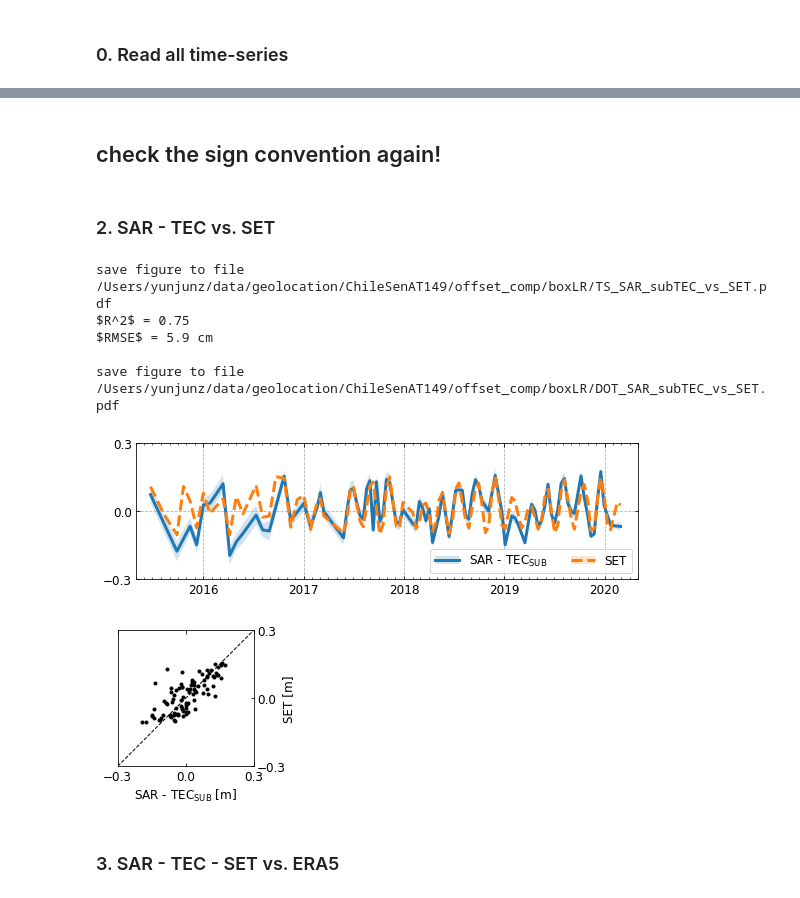
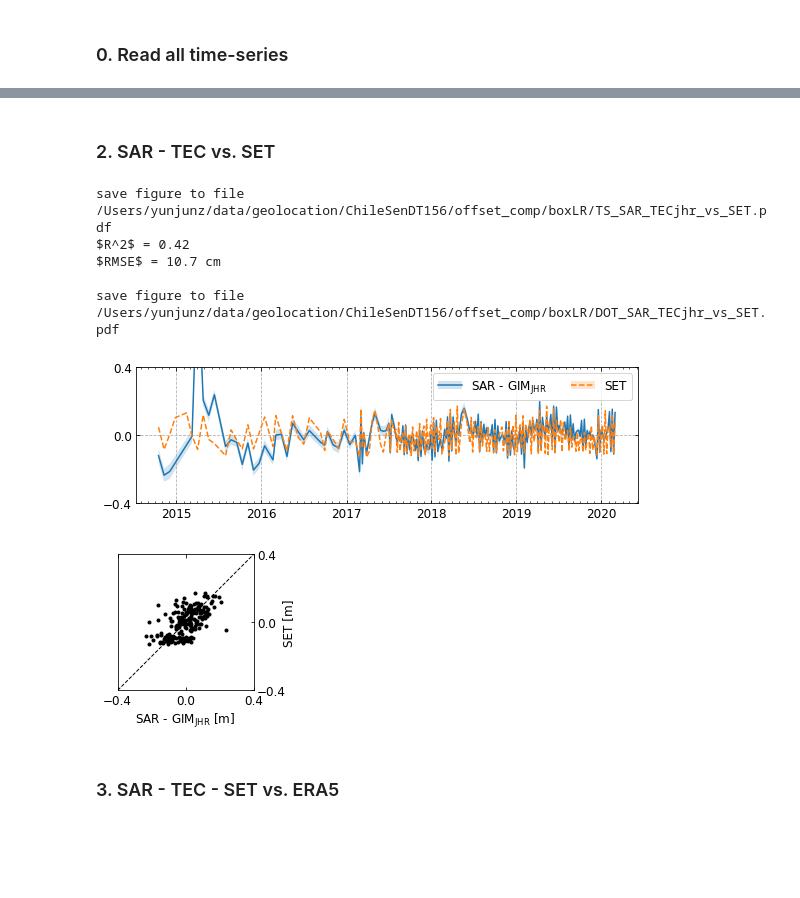
Before and after one commit to yunjunz/2022-Geolocation, a Jupyter notebook: Fig_TS_comp.ipynb, the cells around one changed output, grey strips where cells are left out. Saved outputs shown, nothing was run; the diff lists cells and outputs as text; code cells hidden in the pictures; blank space fills up the shorter version.

```diff
--- a/Fig_TS_comp.ipynb
+++ b/Fig_TS_comp.ipynb
@@ -38,10 +38,10 @@ lalo = [-21.30, -67.39]; box_suffix = 'boxLR'   # box in the lower right with hi
 
 # dir
 proj_dir = os.path.expanduser('~/data/geolocation/ChileSenAT149')
-#proj_dir = os.path.expanduser('~/data/geolocation/ChileSenDT156')
+proj_dir = os.path.expanduser('~/data/geolocation/ChileSenDT156')
 #proj_dir = os.path.expanduser('~/data/geolocation/KyushuAlos2DT23');  lalo = None; box_suffix = None
+
 proj_name = os.path.basename(proj_dir)
-
 work_dir = os.path.join(proj_dir, 'offset_comp')
 if box_suffix is not None:
     work_dir = os.path.join(work_dir, box_suffix)
@@ -244,73 +242,67 @@ save figure to file /Users/yunjunz/data/geolocation/ChileSenAT149/offset_comp/bo
-# %% [markdown]
-## check the sign convention again!
 # %% [markdown]
 ### 2. SAR - TEC vs. SET
 # %%
-#tec_type = 'gimTEC'
-
 ### Read Data
+x1 = ptime.date_list2vector(date_list)[0]
 # dset 1: SAR - TEC
-x1 = ptime.date_list2vector(date_list)[0]
 y1  = np.array(iDict['SAR']['med'])
-y1 -= np.array(iDict[tec_type]['med']) * -1 #(-1 if proj_name == 'ChileSenAT149' else 1)
-y1e = (iDict['SAR']['mad']**2 + iDict[tec_type]['mad']**2) ** 0.5 * n
-
+y1 -= np.array(iDict[dnames[1]]['med']) * -1
+y1e = (iDict['SAR']['mad']**2 + iDict[dnames[1]]['mad']**2) ** 0.5 * n
 # dset 2: SET
 y2  = np.array(iDict['SET']['med'])
 y2e = np.array(iDict['SET']['mad']) * n
-
 # align all data with a constant
 y1 -= np.nanmedian(y1)
 y2 -= np.nanmedian(y2 - y1)
 
 ### Figure 1 - TS
+if proj_name == 'ChileSenAT149':
+    vstep = 0.3; ylim = [-0.3, 0.3]; loc = 'lower right'; xlim = [dt.datetime(2015, 5, 1), dt.datetime(2020, 5, 1)]
+elif proj_name == 'ChileSenDT156':
+    vstep = 0.4; ylim = [-0.4, 0.4]; loc = 'best';        xlim = None
+elif proj_name == 'KyushuAlos2DT23':
+    vstep = 3;   ylim = [-3, 3];     loc = 'best';        xlim = None
+
 fig, ax = plt.subplots(nrows=1, ncols=1, figsize=figsize_ts)
 ps = []
 for i, (y, ye, c, m) in enumerate(zip([y1, y2], [y1e, y2e], ['C0', 'C1'], ['-', '--'])):
     flag = ~np.isnan(y)
     y  = np.array(y)[flag]
     ye = np.array(ye)[flag]
     x  = np.array(x1)[flag]
     p0  = ax.fill_between(x, y-ye, y+ye, fc=c, ec='none', alpha=0.2)
     p1, = ax.plot(x, y, m, color=c, ms=4)
     ps.append((p0, p1))
 # axis format
-if proj_name == 'ChileSenAT149':
-    vstep = 0.3; ylim = [-0.3, 0.3]; loc = 'lower right'; xlim = [dt.datetime(2015, 5, 1), dt.datetime(2020, 5, 1)]
-elif proj_name == 'ChileSenDT156':
-    vstep = 0.4; ylim = [-0.4, 0.4]; loc = 'best';        xlim = None
-elif proj_name == 'KyushuAlos2DT23':
-    vstep = 3;   ylim = [-3, 3];     loc = 'best';        xlim = None
 utils.adjust_ts_axis_format(ax, x=x1, vstep=vstep, xlim=xlim, ylim=ylim, ylabel=None)
-xname = 'SAR - TEC$_\mathrm{{{}}}$'.format(tec_type[:3].upper())
+xname = 'SAR - GIM$_\mathrm{{{}}}$'.format(dnames[1][-3:].upper())
 ax.legend(labels=[xname, 'SET'], handles=ps, loc=loc, ncol=len(ps))
 #fig.tight_layout()
-#ax.set_xticklabels([])
 # output
-out_fig = os.path.join(work_dir, 'TS_SAR_{}_vs_SET.pdf'.format(tec_type))
+out_fig = os.path.join(work_dir, 'TS_SAR_{}_vs_SET.pdf'.format(dnames[1]))
 print('save figure to file', out_fig)
 plt.savefig(out_fig, bbox_inches='tight', transparent=True, dpi=300)
 
 ### Figure 2 - DOT
 fig, ax = plt.subplots(nrows=1, ncols=1, figsize=figsize_dot)
 utils.plot_dot_figure(ax, x=y1, y=y2, vlim=ylim, vstep=vstep)
 #fig.tight_layout()
 ax.set_xlabel('{} [m]'.format(xname), color='k')
 ax.set_ylabel('{} [m]'.format('SET'), color='k', labelpad=-4)
 # output
-out_fig = os.path.join(work_dir, 'DOT_SAR_{}_vs_SET.pdf'.format(tec_type))
+out_fig = os.path.join(work_dir, 'DOT_SAR_{}_vs_SET.pdf'.format(dnames[1]))
 print('save figure to file', out_fig)
-#plt.savefig(out_fig, bbox_inches='tight', transparent=True, dpi=300)
+plt.savefig(out_fig, bbox_inches='tight', transparent=True, dpi=300)
 
 plt.show()
 # %% [output]
-save figure to file /Users/yunjunz/data/geolocation/ChileSenAT149/offset_comp/boxLR/TS_SAR_subTEC_vs_SET.pdf
-$R^2$ = 0.75
-$RMSE$ = 5.9 cm
+save figure to file /Users/yunjunz/data/geolocation/ChileSenDT156/offset_comp/boxLR/TS_SAR_TECjhr_vs_SET.pdf
+$R^2$ = 0.42
+$RMSE$ = 10.7 cm
 
-save figure to file /Users/yunjunz/data/geolocation/ChileSenAT149/offset_comp/boxLR/DOT_SAR_subTEC_vs_SET.pdf
+save figure to file /Users/yunjunz/data/geolocation/ChileSenDT156/offset_comp/boxLR/DOT_SAR_TECjhr_vs_SET.pdf
-[figure, old version]
+[figure, new version]
-[figure, old version]
+[figure, new version]
 # %% [markdown]
 ### 3. SAR - TEC - SET vs. ERA5
 # %%
```
Also changed, not shown: parts of 7 cells of this notebook, 1 other file.
